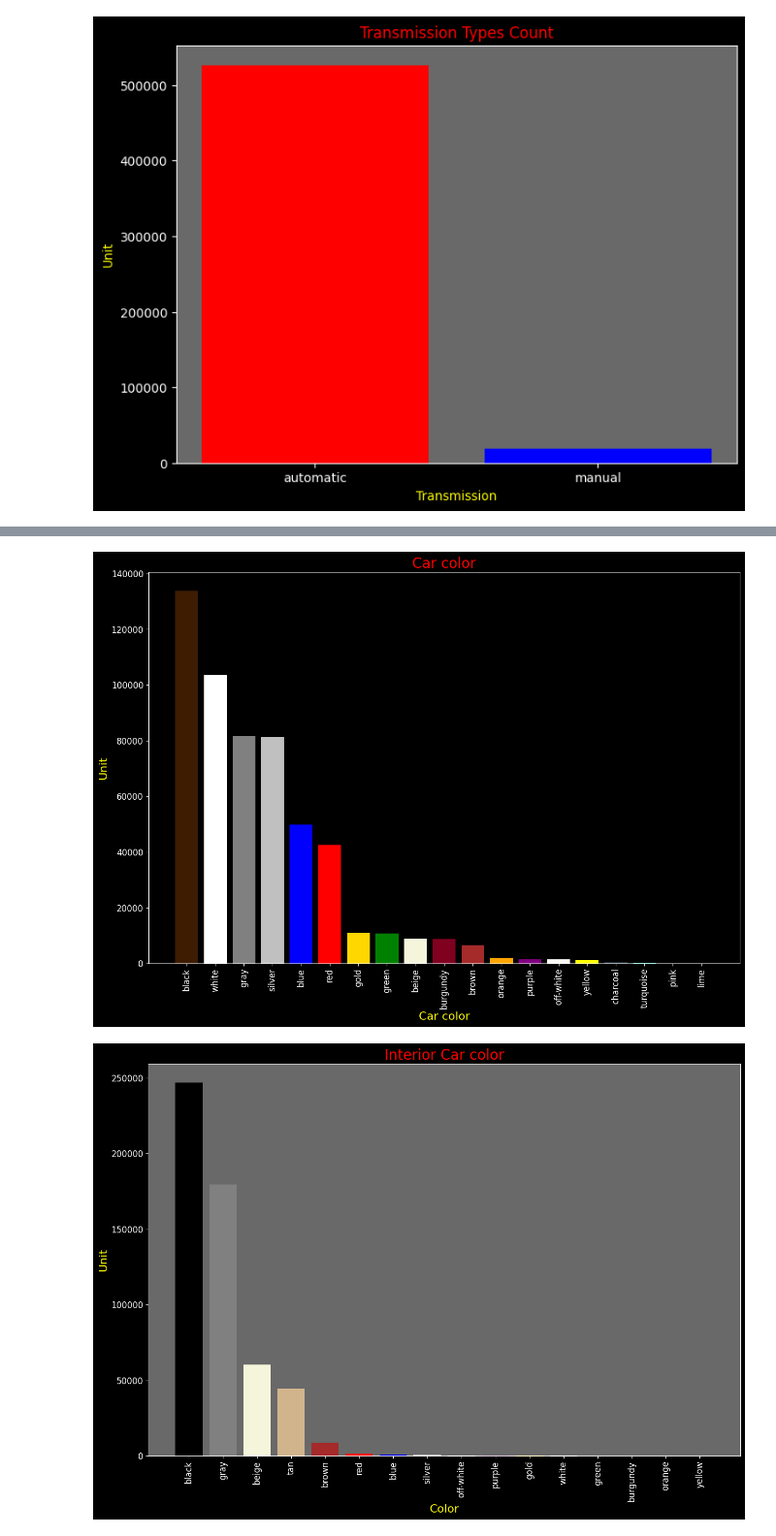
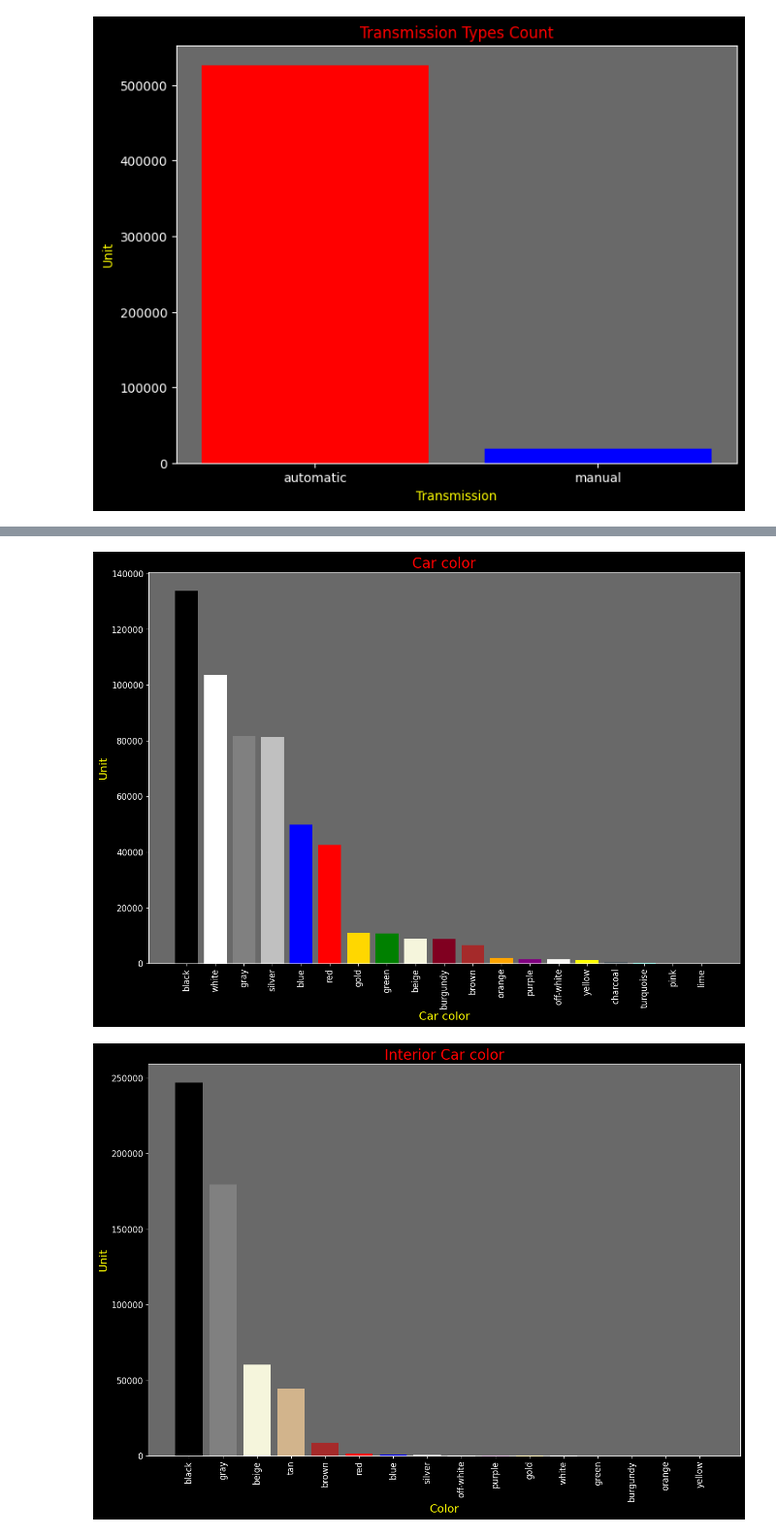
Before and after one commit to Kittisak-M/Best-Strategy-to-Buy-Car-for-Value-Concious-Customer, a Jupyter notebook: car-sales-exploratory-data-analysis.ipynb, the cells around one changed output, grey strips where cells are left out. Shown at 97% size. Saved outputs shown, nothing was run; the diff lists cells and outputs as text; code cells hidden in the pictures.

```diff
--- a/car-sales-exploratory-data-analysis.ipynb
+++ b/car-sales-exploratory-data-analysis.ipynb
@@ -1016,7 +1032,7 @@ colors = [
 bars = plt.bar(body['body'], body['count'], color=colors)
 
 ax = plt.gca()
-ax.set_facecolor('black')
+ax.set_facecolor('dimgrey')
 plt.gcf().set_facecolor('black')
 
 plt.title('Top 10 Body Types Count', color='red', fontsize=20)
@@ -1038,7 +1054,7 @@ color_counts = cleaned_cs['color'].value_counts().reset_index()
 color_counts.columns = ['color', 'count']
 
 all_car_colors = [
-    '#3d1c02',  # black(use brown instead)
+    '#000000',  # black
     '#FFFFFF',  # white
     '#808080',  # gray
     '#C0C0C0',  # silver
@@ -1053,35 +1069,35 @@ all_car_colors = [
     '#800080',  # purple
     '#FAF9F6',  # off-white
     '#FFFF00',  # yellow
     '#36454F',  # charcoal
     '#40E0D0',  # turquoise
     '#FFC0CB',  # pink
     '#00FF00'   # lime
 ]
 
 plt.figure(figsize=(15, 10))
 
 # Select the first 19 colors to match the number of unique colors in the dataset
 bars = plt.bar(color_counts['color'], color_counts['count'], color=all_car_colors[:len(color_counts)])
 
 ax = plt.gca()
-ax.set_facecolor('black')
+ax.set_facecolor('dimgrey')
 plt.gcf().set_facecolor('black')
 
 plt.title('Car color', color='red', fontsize=20)
 plt.xlabel('Car color', color='yellow', fontsize=16)
 plt.ylabel('Unit', color='yellow', fontsize=16)
 
 ax.tick_params(axis='x', colors='white', labelsize=12)
 ax.tick_params(axis='y', colors='white', labelsize=12)
 plt.xticks(rotation=90)
 
 for spine in ax.spines.values():
     spine.set_edgecolor('white')
 
 plt.show()
 # %% [output]
-[figure, old version]
+[figure, new version]
 # %%
 interior_color_counts = cleaned_cs['interior'].value_counts().reset_index()
 interior_color = ['#000000', '#808080', '#f5f5dc', '#d2b48c', '#a52a2a', '#ff0000', '#0000ff', '#c0c0c0', '#f5f5f5', '#800080', '#ffd700', '#ffffff', '#008000', '#800020', '#ffa500', '#ffff00']
```
Also changed, not shown: parts of 45 cells of this notebook.
